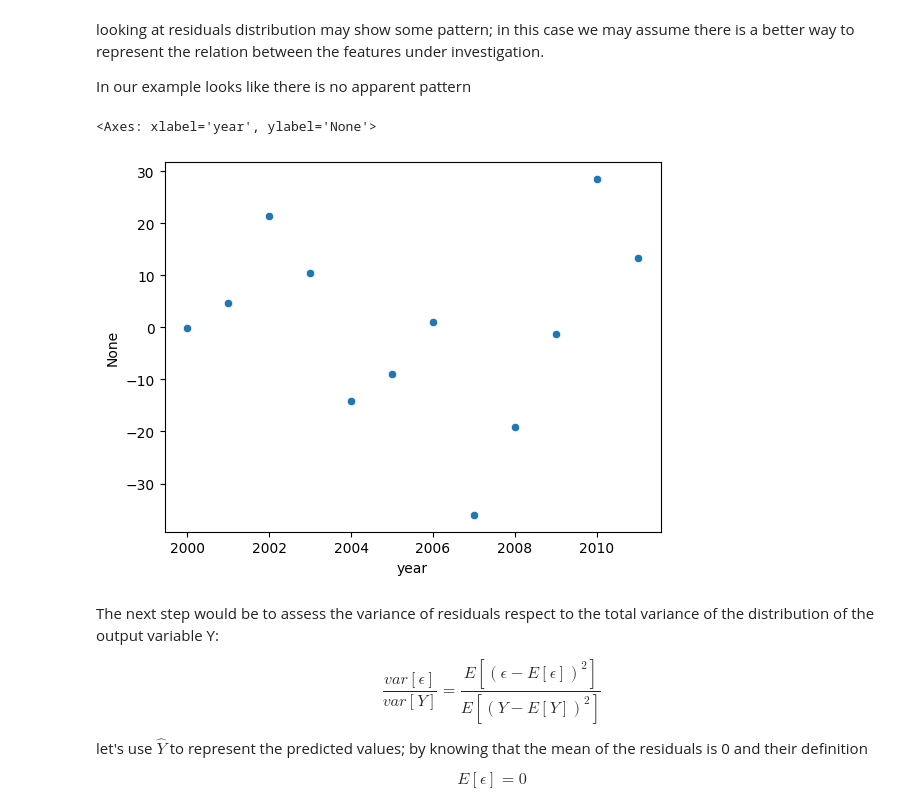
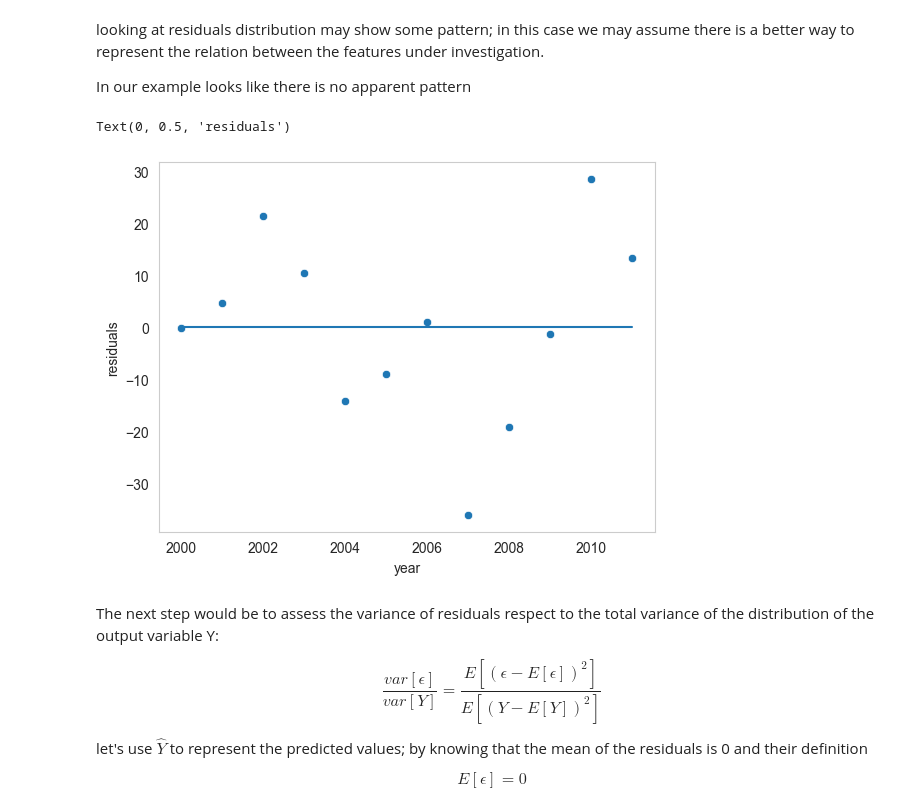
Before and after one commit to noiseOnTheNet/python-post023_jupyter_analitics, a Jupyter notebook: doc/Part_5.ipynb, the cells around one changed output. Drawn from its saved outputs; the diff is of its cells as text; code cells hidden in the pictures.

```diff
--- a/doc/Part_5.ipynb
+++ b/doc/Part_5.ipynb
@@ -156,10 +156,12 @@ looking at residuals distribution may show some pattern; in this case we may ass
 
 In our example looks like there is no apparent pattern
 # %%
-sns.scatterplot(x=cons2.year, y=residuals)
+ax = sns.scatterplot(x=cons2.year, y=residuals)
+ax.plot((year0,year1),(0,0))
+ax.set_ylabel("residuals")
 # %% [output]
-<Axes: xlabel='year', ylabel='None'>
+Text(0, 0.5, 'residuals')
-[figure, old version]
+[figure, new version]
 # %% [markdown]
 The next step would be to assess the variance of residuals respect to the total variance of the distribution of the output variable Y:
 
```
Also changed, not shown: parts of 37 cells of this notebook, 2 other files.
